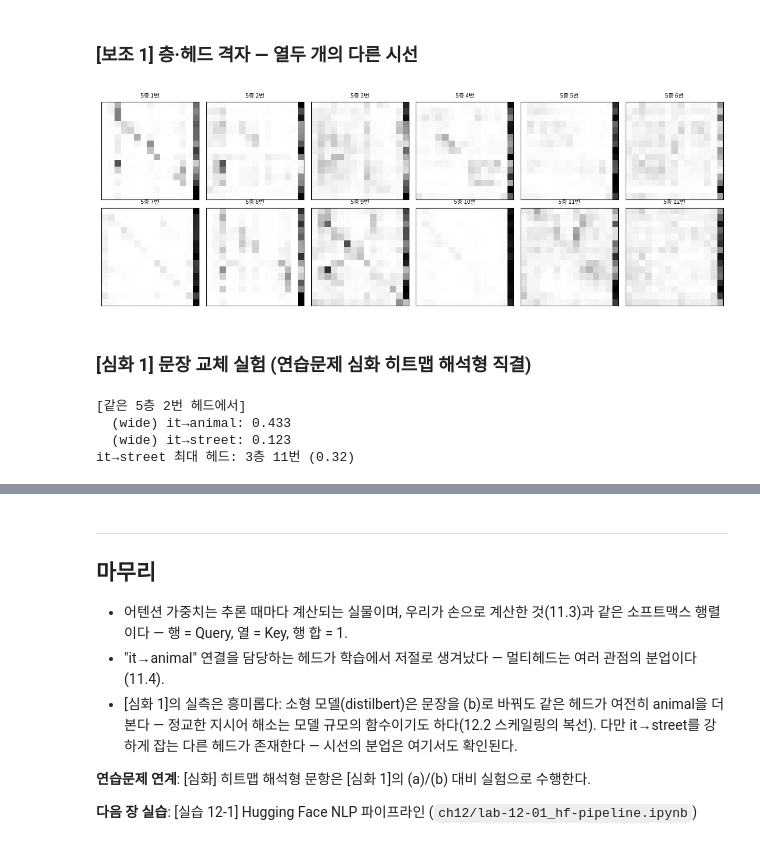
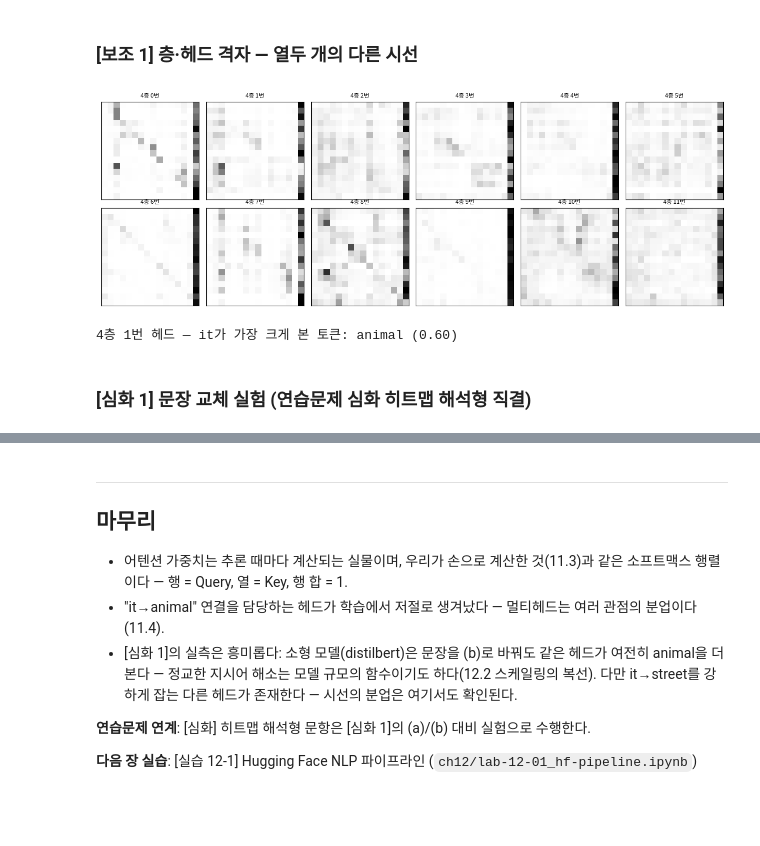
Before and after one commit to tbgoodlife/ai-labs, a Jupyter notebook: ch11/lab-11-02_attention-heatmap.ipynb, the cells around one changed output, grey strips where cells are left out. Cells and saved outputs as stored; diff of their text form; code cells hidden in the pictures; blank space fills up the shorter version.

```diff
--- a/ch11/lab-11-02_attention-heatmap.ipynb
+++ b/ch11/lab-11-02_attention-heatmap.ipynb
@@ -124,53 +111,26 @@ print(f"'it' 행의 합: {A[it_idx].sum():.3f}")
 - 진한 대각선 부근은 "자기 주변을 보는" 기본 패턴이다 — [보조 1]에서 헤드별 다양한 패턴을 본다.
 # %% [markdown]
 ### [보조 1] 층·헤드 격자 — 열두 개의 다른 시선
-# %%
-fig, axes = plt.subplots(2, 6, figsize=(12, 4.2))
-for h, ax in enumerate(axes.ravel()):
-    ax.imshow(att[L][0, h].numpy(), cmap="gray_r")
-    ax.set_title(f"{L + 1}층 {h + 1}번", fontsize=8)
-    ax.set_xticks([]); ax.set_yticks([])
-plt.tight_layout()
-plt.show()
-# 어떤 헤드는 바로 앞 단어만(대각선 아래), 어떤
-# 헤드는 문장 전체를 고르게, 어떤 헤드는 특정
-# 문법 관계를 본다 — "여러 관점의 회의"(11.4)
-# %% [output]
-[figure, removed]
+# %%
+fig, axes = plt.subplots(2, 6, figsize=(12, 4.2))
+for h, ax in enumerate(axes.ravel()):
+    ax.imshow(out.attentions[LAYER][0, h].numpy(),
+              cmap="gray_r")
+    ax.set_title(f"{LAYER}층 {h}번", fontsize=8)
+    ax.set_xticks([]); ax.set_yticks([])
+plt.tight_layout()
+plt.show()
+# 어떤 헤드는 바로 앞 단어만(대각선 아래), 어떤
+# 헤드는 문장 전체를 고르게, 어떤 헤드는 특정
+# 문법 관계를 본다 — "여러 관점의 회의"(11.4)
+
+# 관찰 보조: [셀 3]의 "it" 행에서 가장 짙은 열
+it = tokens.index("it")
+j = int(att[it].argmax())
+print(f"{LAYER}층 {HEAD}번 헤드 — it가 가장 크게 본 토큰: "
+      f"{tokens[j]} ({float(att[it, j]):.2f})")
+# %% [output]
+[figure, added]
+4층 1번 헤드 — it가 가장 크게 본 토큰: animal (0.60)
 # %% [markdown]
 ### [심화 1] 문장 교체 실험 (연습문제 심화 히트맵 해석형 직결)
-# %%
-# because 뒤를 바꿔 "it"의 시선 이동을 관찰한다.
-#   (a) "... because it was too tired."  → it = animal
-#   (b) "... because it was too wide."   → it = street
-SENT_B = ("The animal did not cross the street "
-          "because it was too wide.")
-inp_b = tok(SENT_B, return_tensors="pt")
-with torch.no_grad():
-    att_b = model(**inp_b).attentions
-toks_b = tok.convert_ids_to_tokens(
-    inp_b["input_ids"][0])
-it_b = toks_b.index("it")
-st_b = toks_b.index("street")
-
-print(f"[같은 {L + 1}층 {H + 1}번 헤드에서]")
-for word in ("animal", "street"):
-    j = toks_b.index(word)
-    print(f"  (wide) it→{word}: "
-          f"{float(att_b[L][0, H, it_b, j]):.3f}")
-
-# it→street를 가장 강하게 보는 헤드를 따로 찾아 보자
-b2 = max(((Lb, h) for Lb in range(len(att_b))
-          for h in range(att_b[0].shape[1])),
-         key=lambda p: float(
-             att_b[p[0]][0, p[1], it_b, st_b]))
-w2 = float(att_b[b2[0]][0, b2[1], it_b, st_b])
-print(f"it→street 최대 헤드: {b2[0] + 1}층 "
-      f"{b2[1] + 1}번 ({w2:.2f})")
-# TODO: 두 문장의 히트맵을 [셀 3] 방식으로 나란히
-#       그려, 시선 배분이 어떻게 달라지는지 해석하자.
-# %% [output]
-[같은 5층 2번 헤드에서]
-  (wide) it→animal: 0.433
-  (wide) it→street: 0.123
-it→street 최대 헤드: 3층 11번 (0.32)
```
Also changed, not shown: parts of 8 cells of this notebook, 2 other files.
